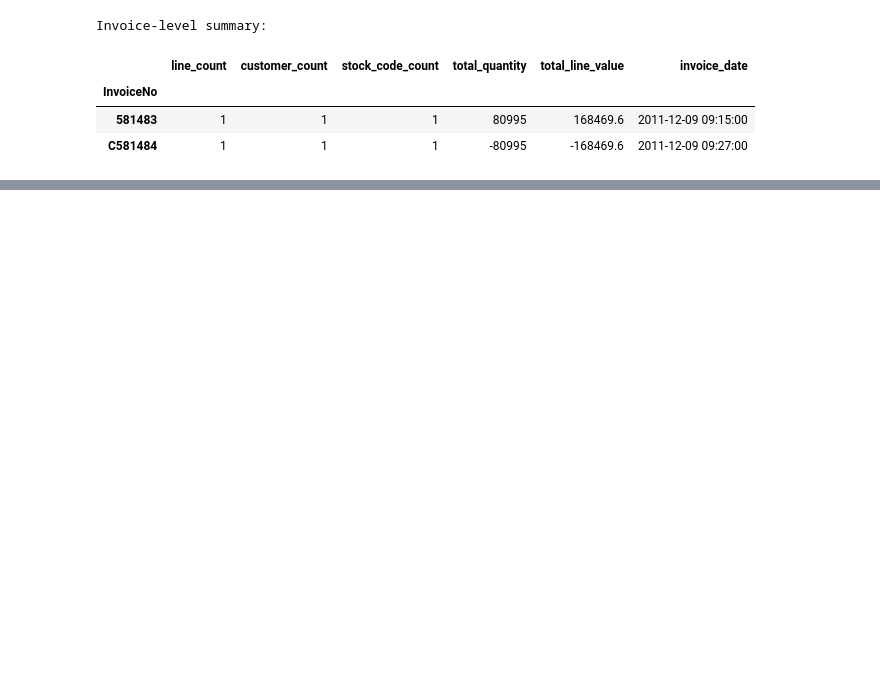
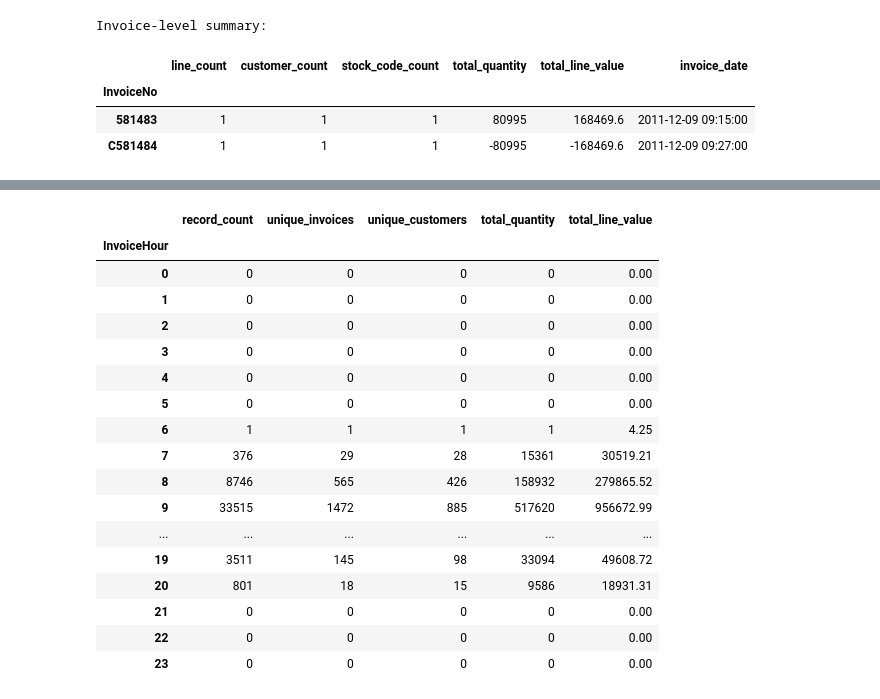
Before and after one commit to RaselParvejHrid/EDA, a Jupyter notebook: Part IX - Capstone/notebooks/End_to_End_EDA.ipynb, the cells around one changed output, grey strips where cells are left out. Saved outputs shown, nothing was run; the diff lists cells and outputs as text; code cells hidden in the pictures; blank space fills up the shorter version.

```diff
--- a/Part IX - Capstone/notebooks/End_to_End_EDA.ipynb
+++ b/Part IX - Capstone/notebooks/End_to_End_EDA.ipynb
@@ -4287,0 +4804,33 @@ Invoice-level summary:
+# %%
+hourly_summary = (
+    df_eda.groupby("InvoiceHour", observed=True)
+    .agg(
+        record_count=("InvoiceNo", "size"),
+        unique_invoices=("InvoiceNo", "nunique"),
+        unique_customers=("CustomerID", "nunique"),
+        total_quantity=("Quantity", "sum"),
+        total_line_value=("LineValue", "sum"),
+    )
+    .reindex(range(24), fill_value=0)
+)
+
+display(hourly_summary.round(2))
+# %% [output]
+|  | record_count | unique_invoices | unique_customers | total_quantity | total_line_value |
+| InvoiceHour |  |  |  |  |  |
+| 0 | 0 | 0 | 0 | 0 | 0.00 |
+| 1 | 0 | 0 | 0 | 0 | 0.00 |
+| 2 | 0 | 0 | 0 | 0 | 0.00 |
+| 3 | 0 | 0 | 0 | 0 | 0.00 |
+| 4 | 0 | 0 | 0 | 0 | 0.00 |
+| 5 | 0 | 0 | 0 | 0 | 0.00 |
+| 6 | 1 | 1 | 1 | 1 | 4.25 |
+| 7 | 376 | 29 | 28 | 15361 | 30519.21 |
+| 8 | 8746 | 565 | 426 | 158932 | 279865.52 |
+| 9 | 33515 | 1472 | 885 | 517620 | 956672.99 |
+| ... | ... | ... | ... | ... | ... |
+| 19 | 3511 | 145 | 98 | 33094 | 49608.72 |
+| 20 | 801 | 18 | 15 | 9586 | 18931.31 |
+| 21 | 0 | 0 | 0 | 0 | 0.00 |
+| 22 | 0 | 0 | 0 | 0 | 0.00 |
+| 23 | 0 | 0 | 0 | 0 | 0.00 |
```
Also changed, not shown: parts of 29 cells of this notebook, 2 other files.
